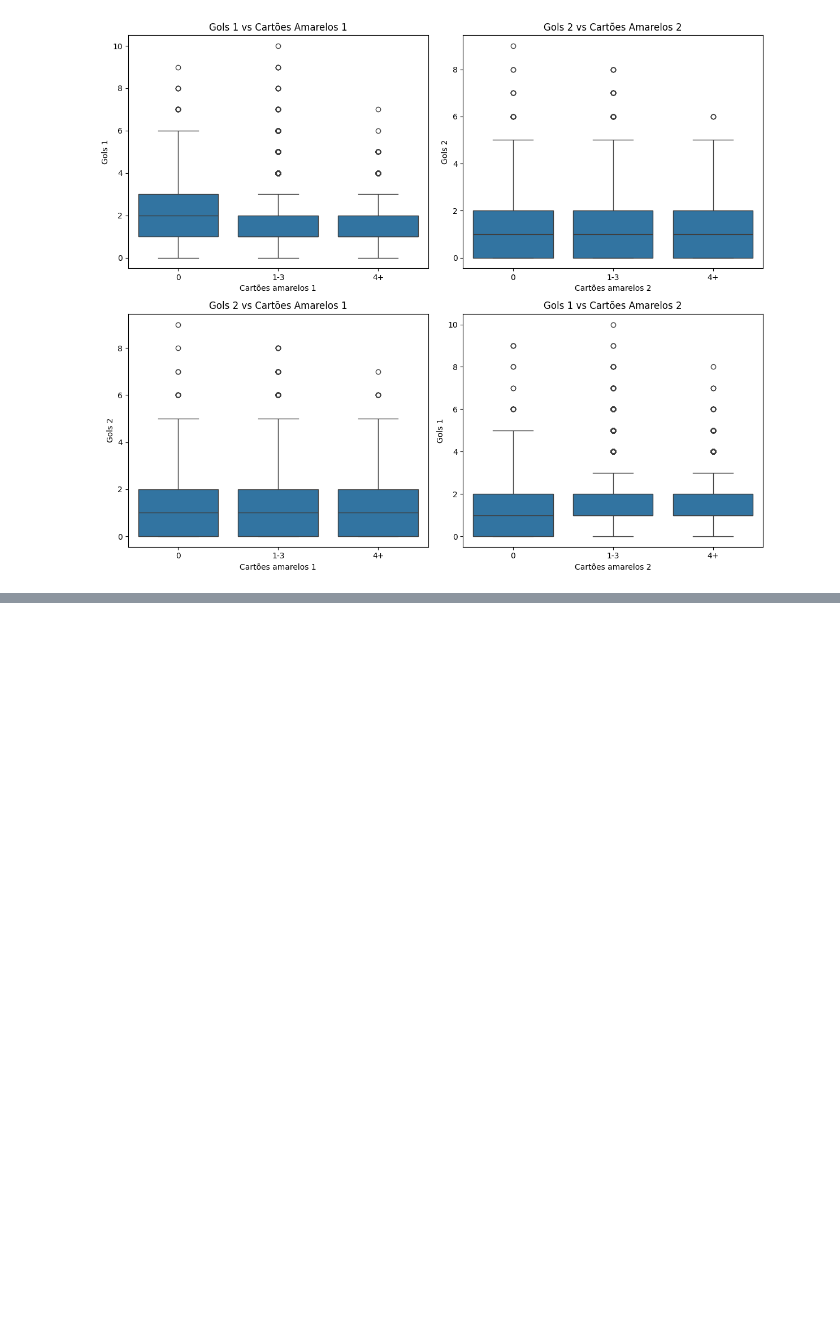
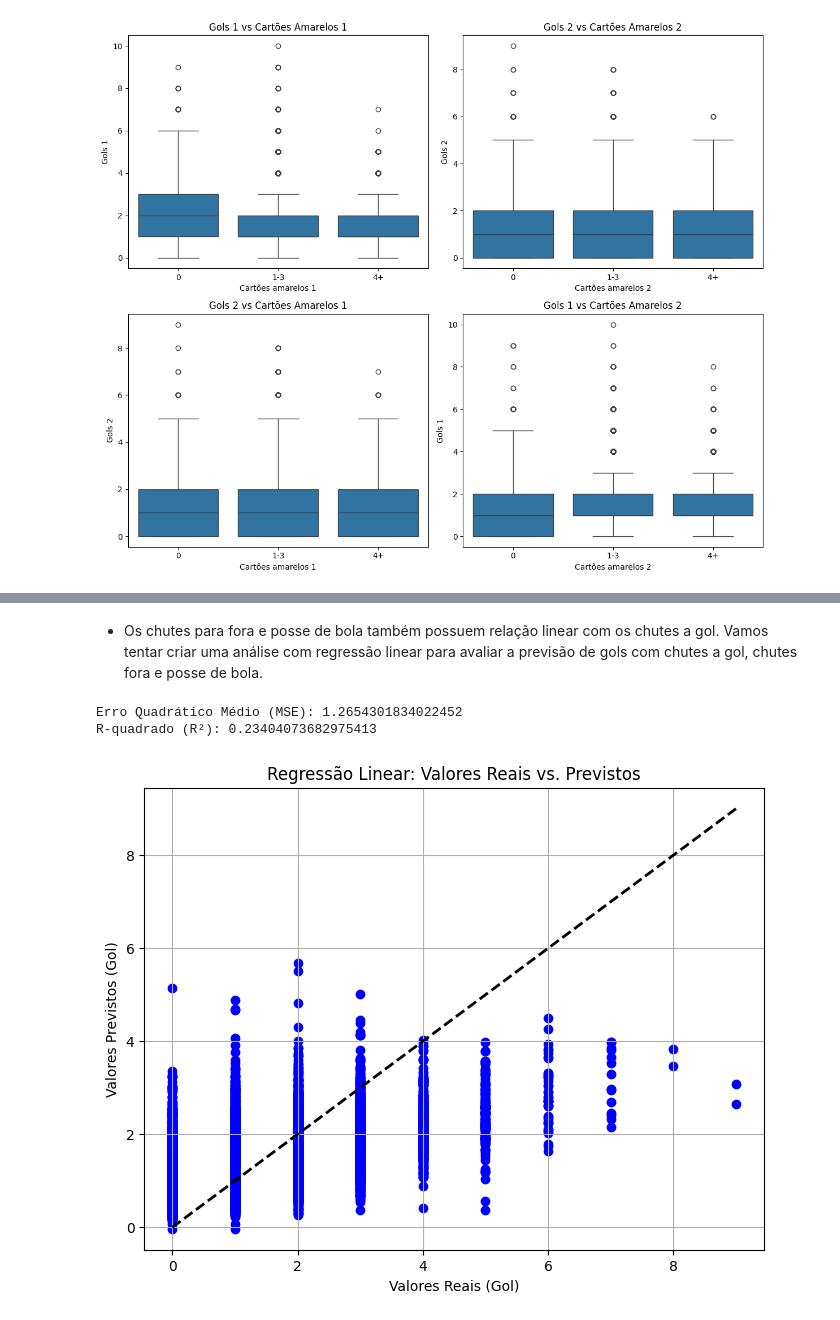
Before and after one commit to carloshnp/PS-2025.1, a Jupyter notebook: análise_univariada_multivariada.ipynb, the cells around one changed output, grey strips where cells are left out. Drawn from its saved outputs; the diff is of its cells as text; code cells hidden in the pictures; blank space fills up the shorter version.

```diff
--- a/análise_univariada_multivariada.ipynb
+++ b/análise_univariada_multivariada.ipynb
@@ -1440,0 +1496,42 @@ plt.tight_layout()
+# %% [markdown]
+- Os chutes para fora e posse de bola também possuem relação linear com os chutes a gol. Vamos tentar criar uma análise com regressão linear para avaliar a previsão de gols com chutes a gol, chutes fora e posse de bola.
+# %%
+# 1. Importar bibliotecas
+from sklearn.linear_model import LinearRegression
+from sklearn.model_selection import train_test_split
+from sklearn.metrics import mean_squared_error, r2_score
+
+# 2. Definir as variáveis independentes (X) e a variável dependente (y)
+X = filtered_games[['Chutes a gol 1', 'Chutes fora 1', 'Posse 1(%)']]
+y = filtered_games['Gols 1']
+
+# 3. Dividir os dados em conjuntos de treinamento e teste
+X_train, X_test, y_train, y_test = train_test_split(X, y, test_size=0.3, random_state=42)
+
+# 4. Criar e treinar o modelo de regressão linear
+model = LinearRegression()
+model.fit(X_train, y_train)
+
+# 5. Fazer previsões com o conjunto de teste
+y_pred = model.predict(X_test)
+
+# 6. Avaliar o modelo
+mse = mean_squared_error(y_test, y_pred)
+r2 = r2_score(y_test, y_pred)
+
+print(f"Erro Quadrático Médio (MSE): {mse}")
+print(f"R-quadrado (R²): {r2}")
+
+# 7. Visualização: Gráfico de dispersão dos valores reais vs. previstos
+plt.figure(figsize=(8, 6))
+plt.scatter(y_test, y_pred, color='blue')
+plt.plot([y_test.min(), y_test.max()], [y_test.min(), y_test.max()], 'k--', lw=2)  # Linha de referência
+plt.xlabel('Valores Reais (Gol)')
+plt.ylabel('Valores Previstos (Gol)')
+plt.title('Regressão Linear: Valores Reais vs. Previstos')
+plt.grid(True)
+plt.show()
+# %% [output]
+Erro Quadrático Médio (MSE): 1.2654301834022452
+R-quadrado (R²): 0.23404073682975413
+[figure, added]
```
Also changed, not shown: parts of 26 cells of this notebook, 1 other file.
